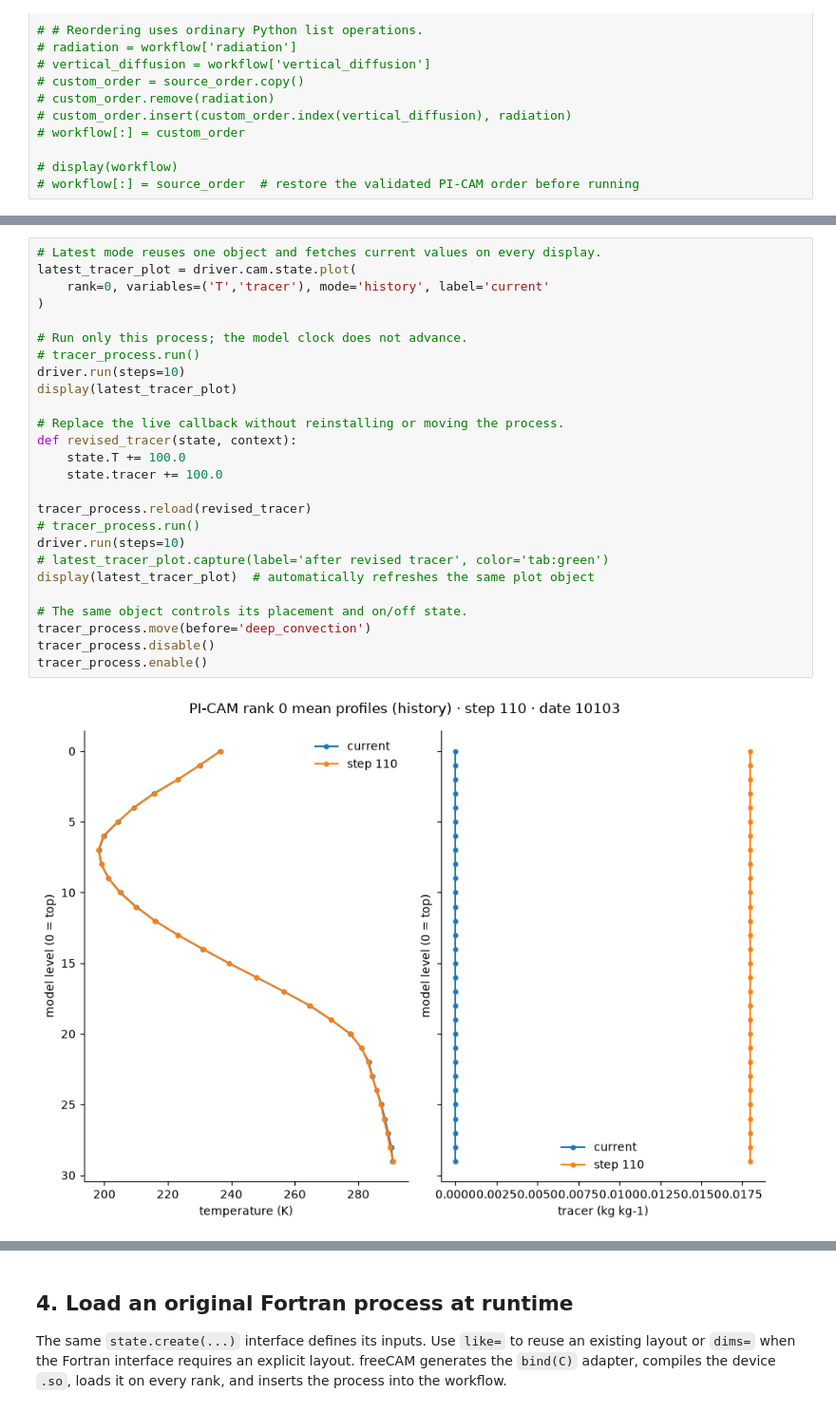
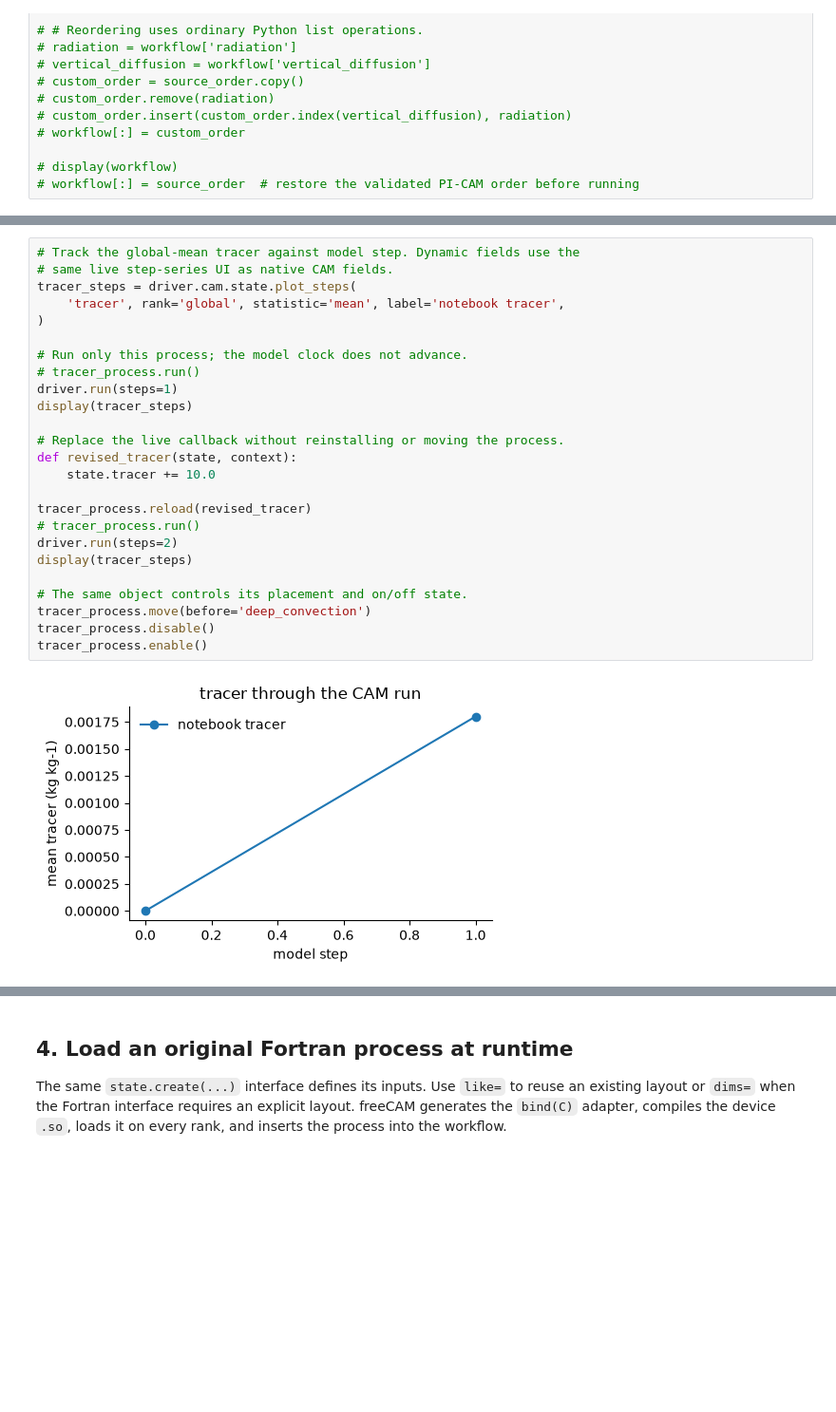
Before and after one commit to a85tract/freeCAM, a Jupyter notebook: examples/try_pi_cam.ipynb, the cells around one changed output, grey strips where cells are left out. Shown at 95% size. Saved outputs shown, nothing was run; the diff lists cells and outputs as text; blank space fills up the shorter version.

Commit message:
Add step-based CAM comparison plots

```diff
--- a/examples/try_pi_cam.ipynb
+++ b/examples/try_pi_cam.ipynb
@@ -173,30 +227,29 @@ driver.cam.workflow
 | 40 | state_export | fortran-numerical-kernel |
 | 41 | export_diagnostics | fortran-numerical-kernel |
 # %%
-# Latest mode reuses one object and fetches current values on every display.
-latest_tracer_plot = driver.cam.state.plot(
-    rank=0, variables=('T','tracer'), mode='history', label='current'
+# Track the global-mean tracer against model step. Dynamic fields use the
+# same live step-series UI as native CAM fields.
+tracer_steps = driver.cam.state.plot_steps(
+    'tracer', rank='global', statistic='mean', label='notebook tracer',
 )
 
 # Run only this process; the model clock does not advance.
 # tracer_process.run()
-driver.run(steps=10)
-display(latest_tracer_plot)
+driver.run(steps=1)
+display(tracer_steps)
 
 # Replace the live callback without reinstalling or moving the process.
 def revised_tracer(state, context):
-    state.T += 100.0
-    state.tracer += 100.0
+    state.tracer += 10.0
 
 tracer_process.reload(revised_tracer)
 # tracer_process.run()
-driver.run(steps=10)
-# latest_tracer_plot.capture(label='after revised tracer', color='tab:green')
-display(latest_tracer_plot)  # automatically refreshes the same plot object
+driver.run(steps=2)
+display(tracer_steps)
 
 # The same object controls its placement and on/off state.
 tracer_process.move(before='deep_convection')
 tracer_process.disable()
 tracer_process.enable()
 # %% [output]
-[figure, old version]
+[figure, new version]
```
Also changed, not shown: parts of 14 cells of this notebook, 10 other files.
